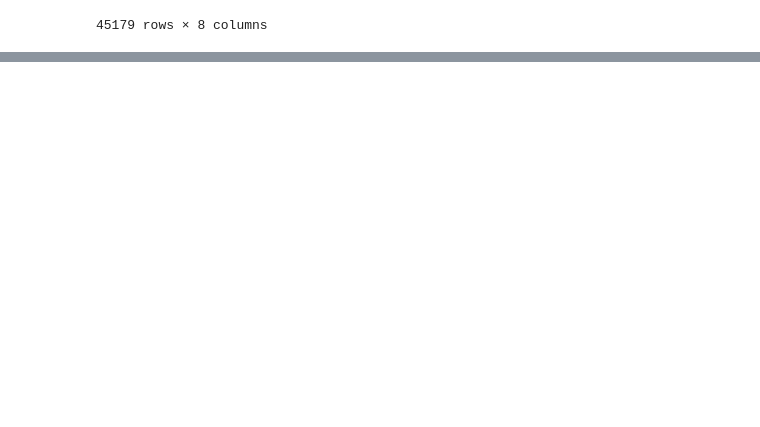
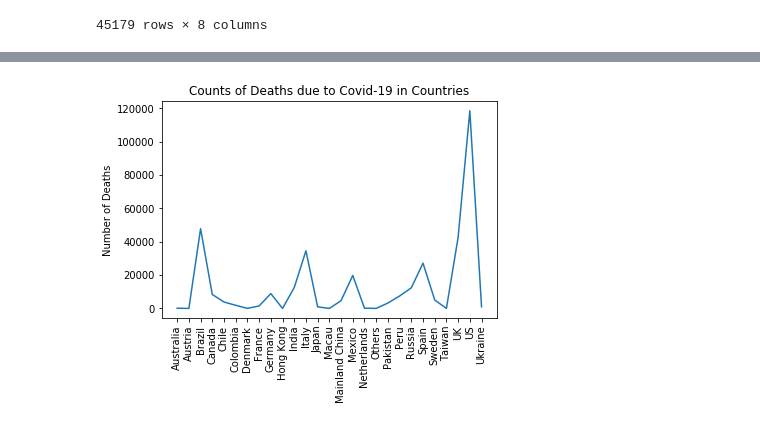
Before and after one commit to edwardma401/unit07_project_1, a Jupyter notebook: Untitled.ipynb, the cells around one changed output, grey strips where cells are left out. Drawn from its saved outputs; the diff is of its cells as text; code cells hidden in the pictures; blank space fills up the shorter version.

```diff
--- a/Untitled.ipynb
+++ b/Untitled.ipynb
@@ -71,0 +84,11 @@ merged_rows.plot()
+# %%
+list_death = merged_rows['Deaths'].tolist()
+# print(type(list_death))
+# print(list_death)
+plt.plot(x_axis, list_death)
+plt.xticks(rotation='vertical')
+plt.title("Counts of Deaths due to Covid-19 in Countries")
+plt.ylabel("Number of Deaths")
+plt.show()
+# %% [output]
+[figure, added]
```
Also changed, not shown: parts of 15 cells of this notebook.
